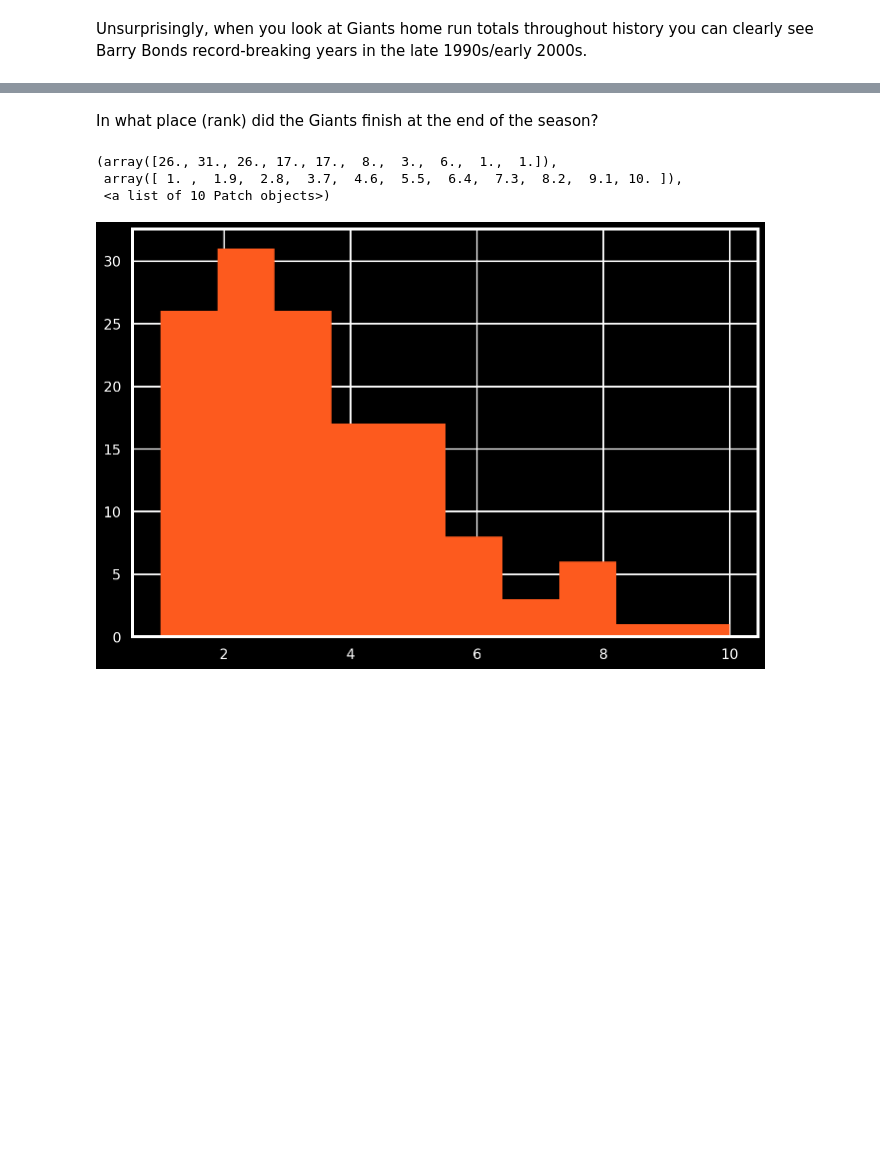
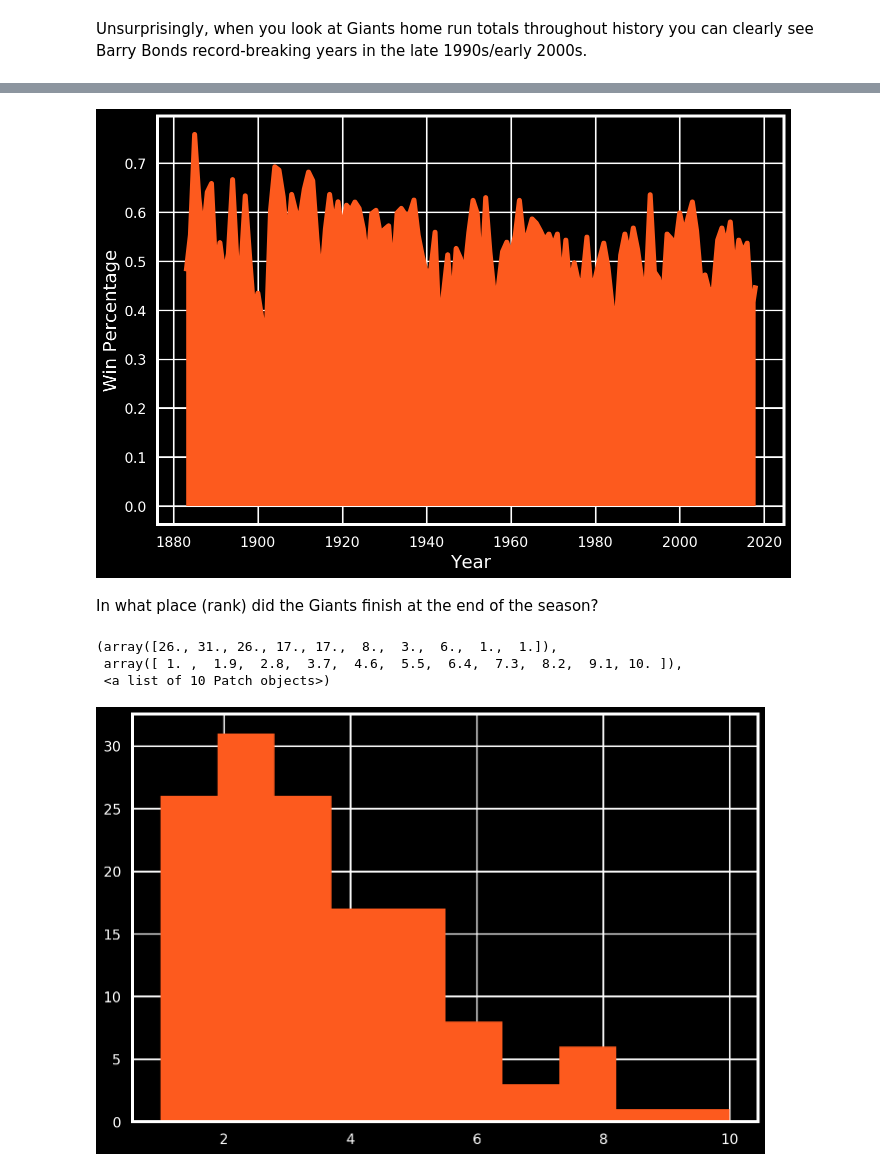
Before and after one commit to kennethn/baseball-statistics, a Jupyter notebook: Baseball.ipynb, the cells around one changed output, grey strips where cells are left out. Drawn from its saved outputs; the diff is of its cells as text; code cells hidden in the pictures; blank space fills up the shorter version.

```diff
--- a/Baseball.ipynb
+++ b/Baseball.ipynb
@@ -471,3 +451,7 @@ plt.plot(x, y, color='#FD5A1E')
+# %%
+sfgplot(sfg['yearID'], sfg['Win_Pct'], "Year", "Win Percentage")
+# %% [output]
+[figure, added]
 # %% [markdown]
 In what place (rank) did the Giants finish at the end of the season?
 # %%
```
Also changed, not shown: parts of 9 cells of this notebook.
